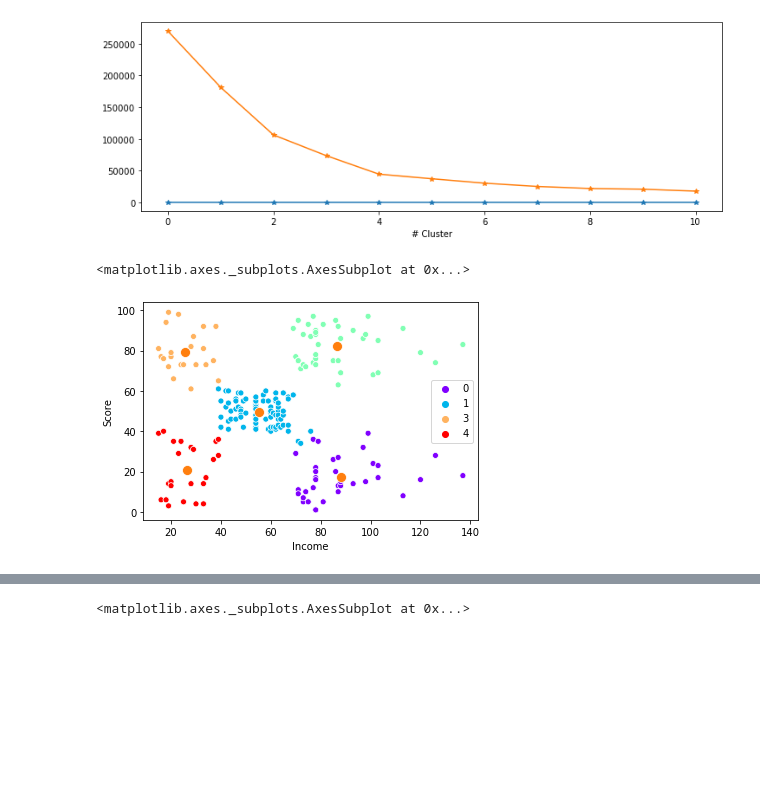
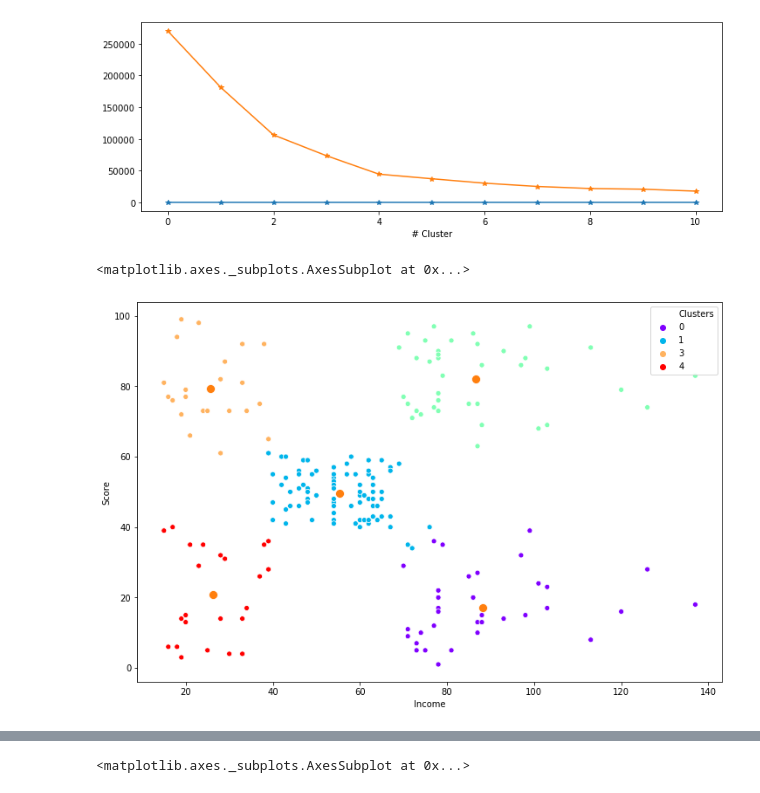
Before and after one commit to guyzsarun/Kaggle, a Jupyter notebook: Mall Customer Segment/mall.ipynb, the cells around one changed output, grey strips where cells are left out. Drawn from its saved outputs; the diff is of its cells as text; code cells hidden in the pictures; blank space fills up the shorter version.

```diff
--- a/Mall Customer Segment/mall.ipynb
+++ b/Mall Customer Segment/mall.ipynb
@@ -115,11 +115,12 @@ model = KMeans(n_clusters=5,random_state=0)
 clusters=model.fit_predict(Income)
 centroid=model.cluster_centers_
 # %%
-sns.scatterplot(x='Income',y='Score',data=df,hue=clusters,palette='rainbow')
+plt.figure(figsize=(12,8))
+sns.scatterplot(x='Income',y='Score',data=df,hue='Clusters',palette='rainbow')
 sns.scatterplot(centroid[:,0],centroid[:,1],s= 100)
 # %% [output]
 <matplotlib.axes._subplots.AxesSubplot at 0x...>
-[figure, old version]
+[figure, new version]
 # %%
 clusters=pd.DataFrame(clusters)
 clusters.columns=['Clusters']
```
Also changed, not shown: parts of 3 cells of this notebook, 5 other files.
